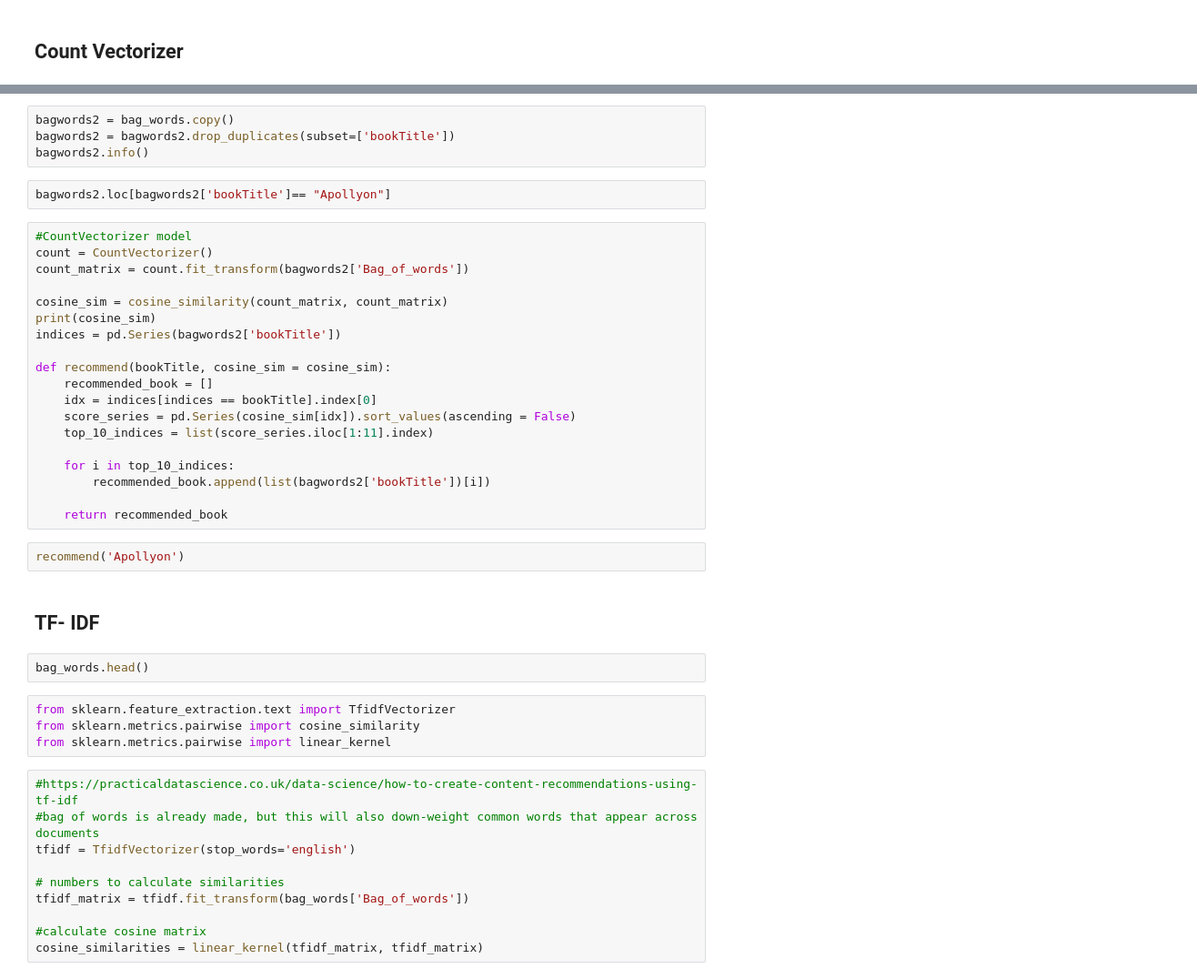
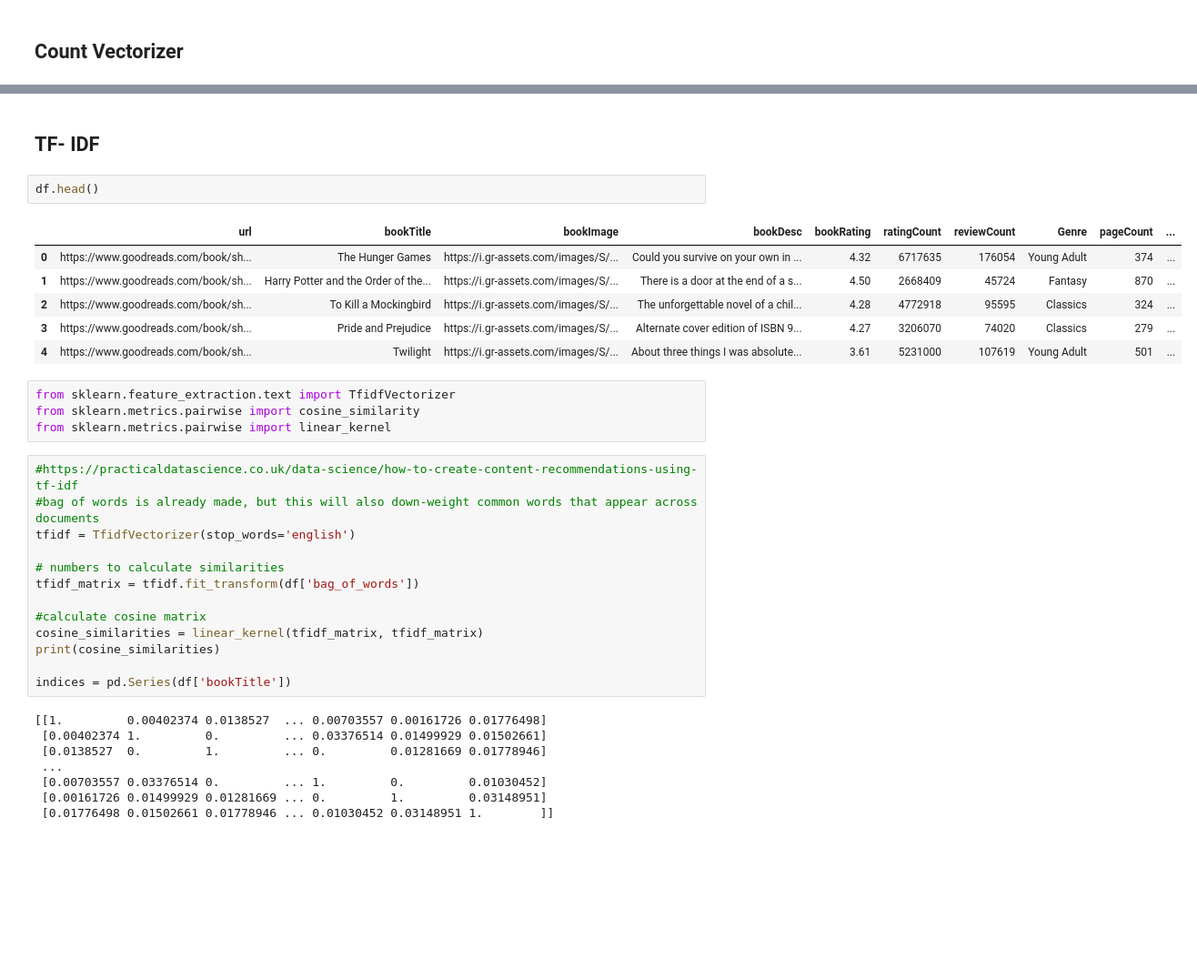
Before and after one commit to alvessab/project_4_book_rec, a Jupyter notebook: Machine Learning/nlp_recommender.ipynb, the cells around one changed output, grey strips where cells are left out. Shown: that part at 91% size. Cells and saved outputs as stored; diff of their text form; blank space fills up the shorter version.

```diff
--- a/Machine Learning/nlp_recommender.ipynb
+++ b/Machine Learning/nlp_recommender.ipynb
@@ -207,34 +120,14 @@ recommend('To Kill a Mockingbird')
-# %%
-bagwords2 = bag_words.copy()
-bagwords2 = bagwords2.drop_duplicates(subset=['bookTitle'])
-bagwords2.info()
-# %%
-bagwords2.loc[bagwords2['bookTitle']== "Apollyon"]
-# %%
-#CountVectorizer model
-count = CountVectorizer()
-count_matrix = count.fit_transform(bagwords2['Bag_of_words'])
-
-cosine_sim = cosine_similarity(count_matrix, count_matrix)
-print(cosine_sim)
-indices = pd.Series(bagwords2['bookTitle'])
-
-def recommend(bookTitle, cosine_sim = cosine_sim):
-    recommended_book = []
-    idx = indices[indices == bookTitle].index[0]
-    score_series = pd.Series(cosine_sim[idx]).sort_values(ascending = False)
-    top_10_indices = list(score_series.iloc[1:11].index)
-
-    for i in top_10_indices:
-        recommended_book.append(list(bagwords2['bookTitle'])[i])
-
-    return recommended_book
-# %%
-recommend('Apollyon')
 # %% [markdown]
 ## TF- IDF
 # %%
-bag_words.head()
+df.head()
+# %% [output]
+|  | url | bookTitle | bookImage | bookDesc | bookRating | ratingCount | reviewCount | Genre | pageCount | ... |
+| 0 | https://www.goodreads.com/book/sh... | The Hunger Games | https://i.gr-assets.com/images/S/... | Could you survive on your own in ... | 4.32 | 6717635 | 176054 | Young Adult | 374 | ... |
+| 1 | https://www.goodreads.com/book/sh... | Harry Potter and the Order of the... | https://i.gr-assets.com/images/S/... | There is a door at the end of a s... | 4.50 | 2668409 | 45724 | Fantasy | 870 | ... |
+| 2 | https://www.goodreads.com/book/sh... | To Kill a Mockingbird | https://i.gr-assets.com/images/S/... | The unforgettable novel of a chil... | 4.28 | 4772918 | 95595 | Classics | 324 | ... |
+| 3 | https://www.goodreads.com/book/sh... | Pride and Prejudice | https://i.gr-assets.com/images/S/... | Alternate cover edition of ISBN 9... | 4.27 | 3206070 | 74020 | Classics | 279 | ... |
+| 4 | https://www.goodreads.com/book/sh... | Twilight | https://i.gr-assets.com/images/S/... | About three things I was absolute... | 3.61 | 5231000 | 107619 | Young Adult | 501 | ... |
 # %%
 from sklearn.feature_extraction.text import TfidfVectorizer
 from sklearn.metrics.pairwise import cosine_similarity
@@ -245,7 +138,18 @@ from sklearn.metrics.pairwise import linear_kernel
 tfidf = TfidfVectorizer(stop_words='english')
 
 # numbers to calculate similarities
-tfidf_matrix = tfidf.fit_transform(bag_words['Bag_of_words'])
+tfidf_matrix = tfidf.fit_transform(df['bag_of_words'])
 
 #calculate cosine matrix
 cosine_similarities = linear_kernel(tfidf_matrix, tfidf_matrix)
+print(cosine_similarities)
+
+indices = pd.Series(df['bookTitle'])
+# %% [output]
+[[1.         0.00402374 0.0138527  ... 0.00703557 0.00161726 0.01776498]
+ [0.00402374 1.         0.         ... 0.03376514 0.01499929 0.01502661]
+ [0.0138527  0.         1.         ... 0.         0.01281669 0.01778946]
+ ...
+ [0.00703557 0.03376514 0.         ... 1.         0.         0.01030452]
+ [0.00161726 0.01499929 0.01281669 ... 0.         1.         0.03148951]
+ [0.01776498 0.01502661 0.01778946 ... 0.01030452 0.03148951 1.        ]]
```
Also changed, not shown: parts of 38 cells of this notebook, 8 other files.
